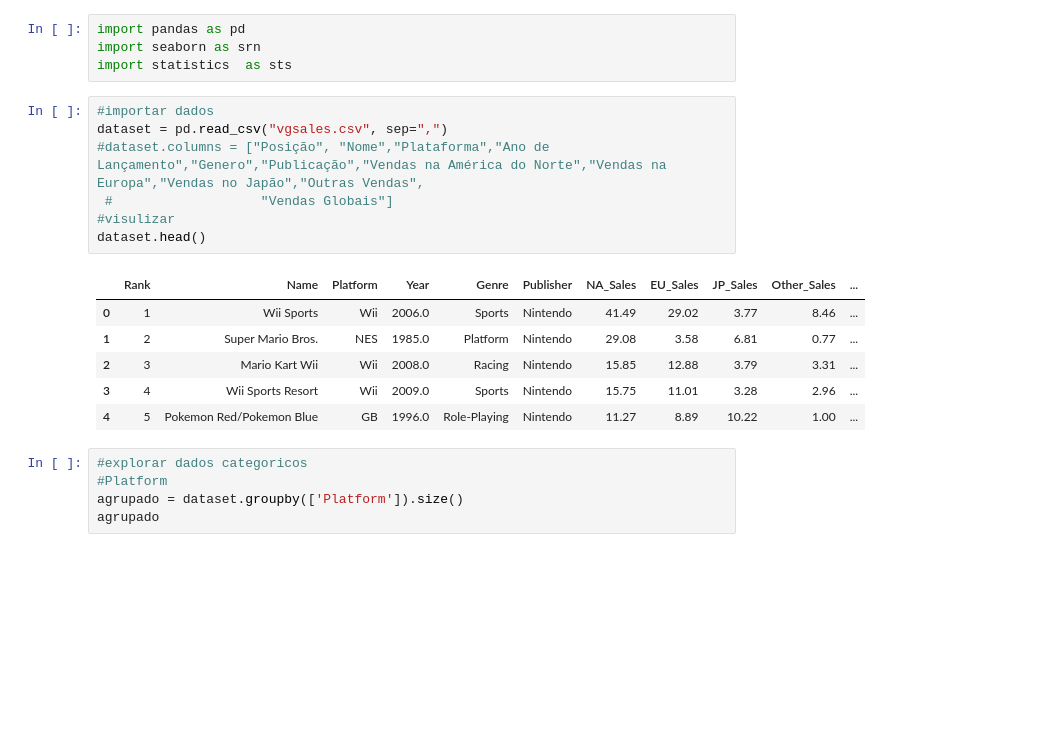
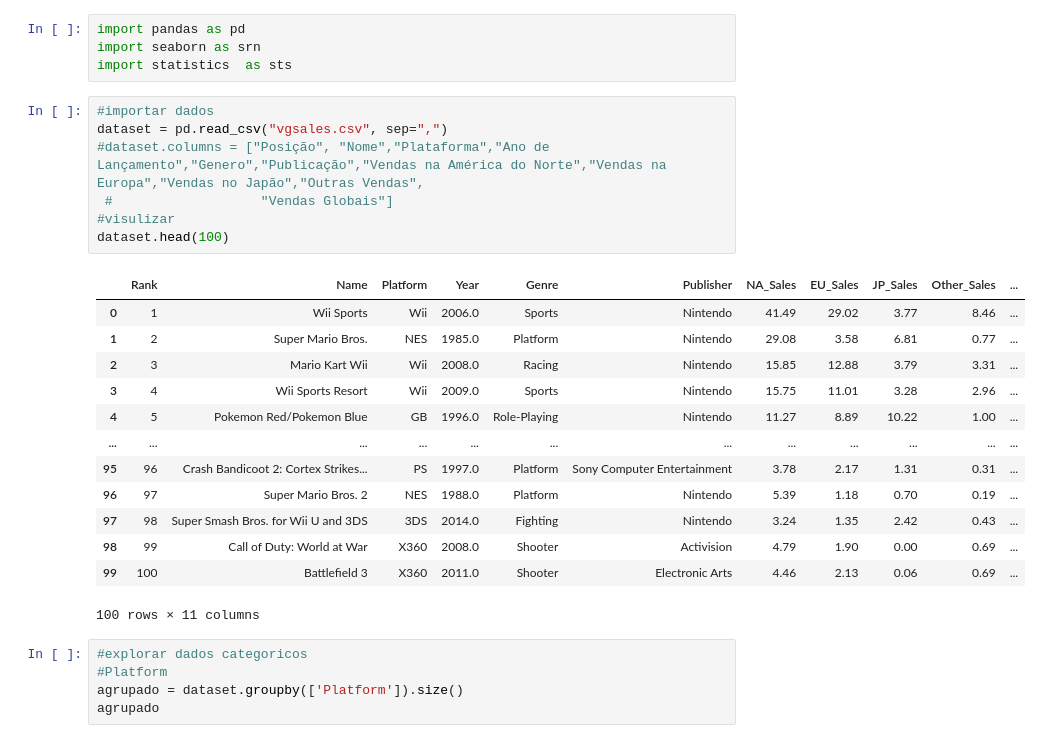
Before and after one commit to lfdjs/dsdatacleaning, a Jupyter notebook: videogames.ipynb, the cells around one changed output. Drawn from its saved outputs; the diff is of its cells as text; blank space fills up the shorter version.

```diff
--- a/videogames.ipynb
+++ b/videogames.ipynb
@@ -5,17 +5,24 @@ import statistics  as sts
 # %%
 #importar dados
 dataset = pd.read_csv("vgsales.csv", sep=",")
 #dataset.columns = ["Posição", "Nome","Plataforma","Ano de Lançamento","Genero","Publicação","Vendas na América do Norte","Vendas na Europa","Vendas no Japão","Outras Vendas",
  #                   "Vendas Globais"]
 #visulizar
-dataset.head()
+dataset.head(100)
 # %% [output]
 |  | Rank | Name | Platform | Year | Genre | Publisher | NA_Sales | EU_Sales | JP_Sales | Other_Sales | ... |
 | 0 | 1 | Wii Sports | Wii | 2006.0 | Sports | Nintendo | 41.49 | 29.02 | 3.77 | 8.46 | ... |
 | 1 | 2 | Super Mario Bros. | NES | 1985.0 | Platform | Nintendo | 29.08 | 3.58 | 6.81 | 0.77 | ... |
 | 2 | 3 | Mario Kart Wii | Wii | 2008.0 | Racing | Nintendo | 15.85 | 12.88 | 3.79 | 3.31 | ... |
 | 3 | 4 | Wii Sports Resort | Wii | 2009.0 | Sports | Nintendo | 15.75 | 11.01 | 3.28 | 2.96 | ... |
 | 4 | 5 | Pokemon Red/Pokemon Blue | GB | 1996.0 | Role-Playing | Nintendo | 11.27 | 8.89 | 10.22 | 1.00 | ... |
+| ... | ... | ... | ... | ... | ... | ... | ... | ... | ... | ... | ... |
+| 95 | 96 | Crash Bandicoot 2: Cortex Strikes... | PS | 1997.0 | Platform | Sony Computer Entertainment | 3.78 | 2.17 | 1.31 | 0.31 | ... |
+| 96 | 97 | Super Mario Bros. 2 | NES | 1988.0 | Platform | Nintendo | 5.39 | 1.18 | 0.70 | 0.19 | ... |
+| 97 | 98 | Super Smash Bros. for Wii U and 3DS | 3DS | 2014.0 | Fighting | Nintendo | 3.24 | 1.35 | 2.42 | 0.43 | ... |
+| 98 | 99 | Call of Duty: World at War | X360 | 2008.0 | Shooter | Activision | 4.79 | 1.90 | 0.00 | 0.69 | ... |
+| 99 | 100 | Battlefield 3 | X360 | 2011.0 | Shooter | Electronic Arts | 4.46 | 2.13 | 0.06 | 0.69 | ... |
+100 rows × 11 columns
 # %%
 #explorar dados categoricos
 #Platform
```
Also changed, not shown: parts of 2 cells of this notebook.
